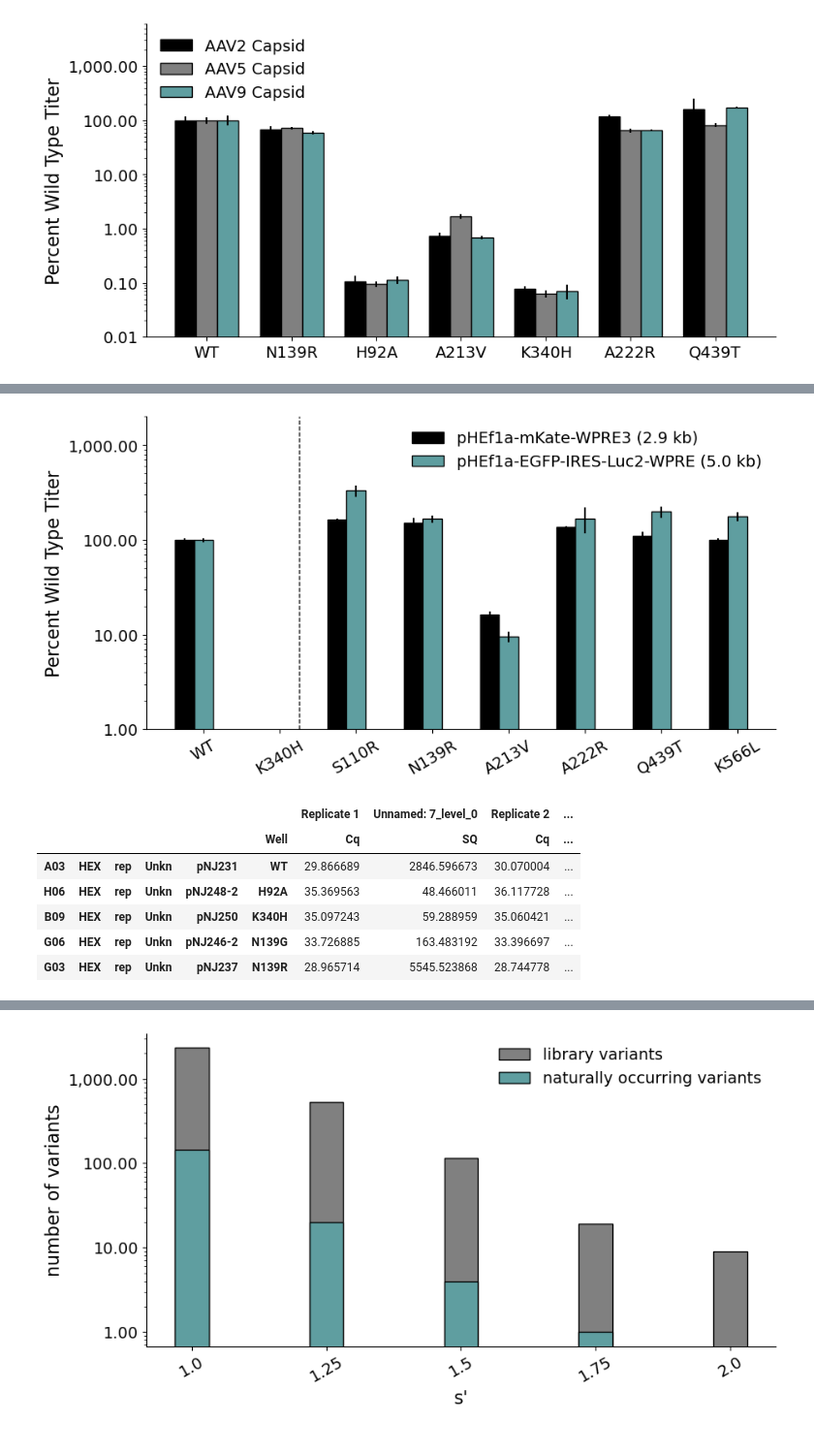
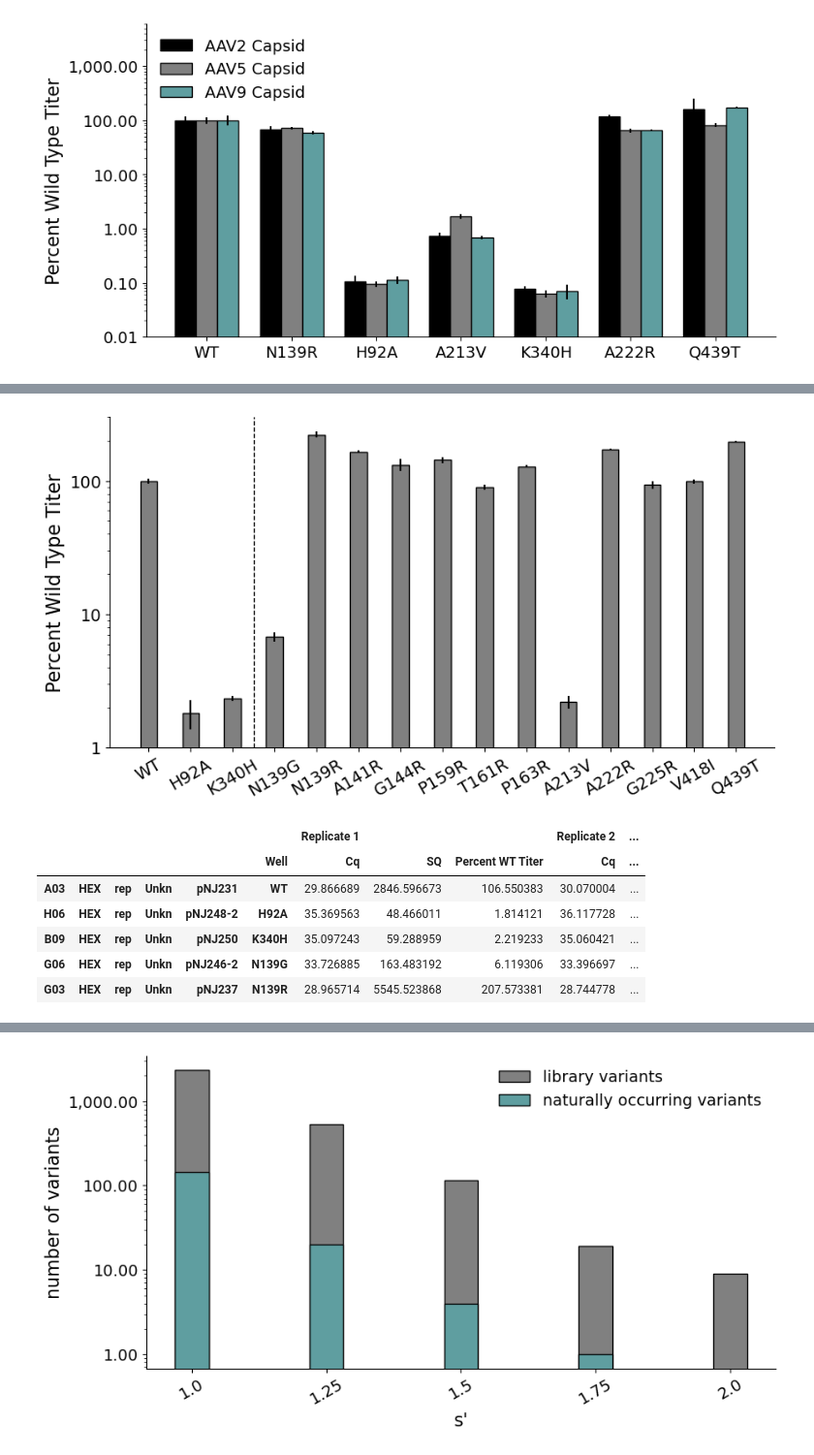
Before and after one commit to churchlab/aav_rep_scan, a Jupyter notebook: analysis/a08_barplots.ipynb, the cells around one changed output, grey strips where cells are left out. Shown at 97% size. Drawn from its saved outputs; the diff is of its cells as text; code cells hidden in the pictures.

Commit message:
additional analysis for reviewed preprint version 2

```diff
--- a/analysis/a08_barplots.ipynb
+++ b/analysis/a08_barplots.ipynb
@@ -74,47 +142,46 @@ raav_titers_df.head()
+# %%
+validation_in_cis_df = pd.read_csv(input_dir + '20220405_rep_validation_variants_in_cis.csv', header=[0,1],
+                                   index_col=[0,1,2,3,4,5], skipinitialspace=True)
 # %%
-# Plot rAAV qPCR data as barplot
-raav_titer_barplot = plt.figure(figsize = (10, 5))
-pnj16_titers = raav_titers_df.xs('pNJ16', level=2, axis=0)['Unnamed: 16_level_0']['Percent WT Titer']
-pnj16_std_dev = raav_titers_df.xs('pNJ16', level=2, axis=0)['Unnamed: 17_level_0']['Std. Dev. Norm.']
-pnj18_titers = raav_titers_df.xs('pNJ18', level=2, axis=0)['Unnamed: 16_level_0']['Percent WT Titer']
-pnj18_std_dev = raav_titers_df.xs('pNJ18', level=2, axis=0)['Unnamed: 17_level_0']['Std. Dev. Norm.']
-labels = list(raav_titers_df.xs('pNJ16', level=2, axis=0).index.get_level_values(4))
+# Plot validation variant in cis data as barplot
+validation_in_cis_barplot = plt.figure(figsize = (10, 5))
+titers = validation_in_cis_df['Percent WT Titer']['SQ']
+std_err = [s/sqrt(3) for s in list(validation_in_cis_df['Std. Dev. Norm.']['SQ'])]
+labels = list(validation_in_cis_df.index.get_level_values(5))
 
 # Set width of bars and positions on x-axis
-barWidth = 0.25
-br1 = np.arange(len(pnj16_titers))
-br2 = [x + barWidth for x in br1]
-plt.bar(br1, pnj16_titers, yerr=pnj16_std_dev, color ='black', width = barWidth, edgecolor ='black', label ='pHEf1a-mKate-WPRE3 (2.9 kb)')
-plt.bar(br2, pnj18_titers, yerr=pnj18_std_dev, color ='cadetblue', width = barWidth, edgecolor ='black', label ='pHEf1a-EGFP-IRES-Luc2-WPRE (5.0 kb)')
+barWidth = 0.4
+br1 = np.arange(len(titers))
+plt.bar(br1, titers, yerr=std_err, color ='gray', width = barWidth, edgecolor ='black')
 plt.yscale('log')
 
 # Add vertical dotted line to separate controls from newly IDed variants
-plt.axvline(x=1.5, color='black', linestyle='--', linewidth=1)
+plt.axvline(x=2.5, color='black', linestyle='--', linewidth=1)
 
 # Adding Xticks
 plt.ylabel('Percent Wild Type Titer', fontsize = 16)
-plt.xticks([r + barWidth for r in range(len(pnj16_titers))], labels, fontsize=14, rotation=30)
+plt.xticks([r for r in range(len(titers))], labels, fontsize=14, rotation=30)
 plt.yticks(fontsize=14)
-plt.ylim([1, 2000])
-plt.gca().yaxis.set_major_formatter(StrMethodFormatter('{x:,.2f}')) # No decimal places
+plt.ylim([1, 300])
+plt.gca().yaxis.set_major_formatter(StrMethodFormatter('{x:,.0f}')) # No decimal places
 plt.gca().spines['right'].set_visible(False)
 plt.gca().spines['top'].set_visible(False)
 
 # plt.legend(bbox_to_anchor=(1.02, 0.6), loc='upper left', borderaxespad=0)
-plt.legend(loc='upper right', fontsize=14, frameon=False, facecolor='white', framealpha=1)
-plt.savefig('../analysis/output_figures/20220830_raav_titers.png')
+# plt.legend(loc='upper left', fontsize=14)
+plt.savefig('../analysis/output_figures/20220405_variants_in_cis.png')
 plt.show()
 # %% [output]
-[figure, old version]
+[figure, new version]
 # %%
-validation_in_cis_df = pd.read_csv(input_dir + '20220405_rep_validation_variants_in_cis.csv', header=[0,1],
+validation_in_cis_for_sig_df = pd.read_csv(input_dir + '20220405_rep_validation_variants_in_cis_for_sig.csv', header=[0,1],
                                    index_col=[0,1,2,3,4,5], skipinitialspace=True)
-validation_in_cis_df.head()
+validation_in_cis_for_sig_df.head()
 # %% [output]
-|  |  |  |  |  |  | Replicate 1 | Unnamed: 7_level_0 | Replicate 2 | ... |
-|  |  |  |  |  | Well | Cq | SQ | Cq | ... |
-| A03 | HEX | rep | Unkn | pNJ231 | WT | 29.866689 | 2846.596673 | 30.070004 | ... |
-| H06 | HEX | rep | Unkn | pNJ248-2 | H92A | 35.369563 | 48.466011 | 36.117728 | ... |
-| B09 | HEX | rep | Unkn | pNJ250 | K340H | 35.097243 | 59.288959 | 35.060421 | ... |
-| G06 | HEX | rep | Unkn | pNJ246-2 | N139G | 33.726885 | 163.483192 | 33.396697 | ... |
-| G03 | HEX | rep | Unkn | pNJ237 | N139R | 28.965714 | 5545.523868 | 28.744778 | ... |
+|  |  |  |  |  |  | Replicate 1 |  |  | Replicate 2 | ... |
+|  |  |  |  |  | Well | Cq | SQ | Percent WT Titer | Cq | ... |
+| A03 | HEX | rep | Unkn | pNJ231 | WT | 29.866689 | 2846.596673 | 106.550383 | 30.070004 | ... |
+| H06 | HEX | rep | Unkn | pNJ248-2 | H92A | 35.369563 | 48.466011 | 1.814121 | 36.117728 | ... |
+| B09 | HEX | rep | Unkn | pNJ250 | K340H | 35.097243 | 59.288959 | 2.219233 | 35.060421 | ... |
+| G06 | HEX | rep | Unkn | pNJ246-2 | N139G | 33.726885 | 163.483192 | 6.119306 | 33.396697 | ... |
+| G03 | HEX | rep | Unkn | pNJ237 | N139R | 28.965714 | 5545.523868 | 207.573381 | 28.744778 | ... |
```
Also changed, not shown: parts of 22 cells of this notebook, 30 other files.
